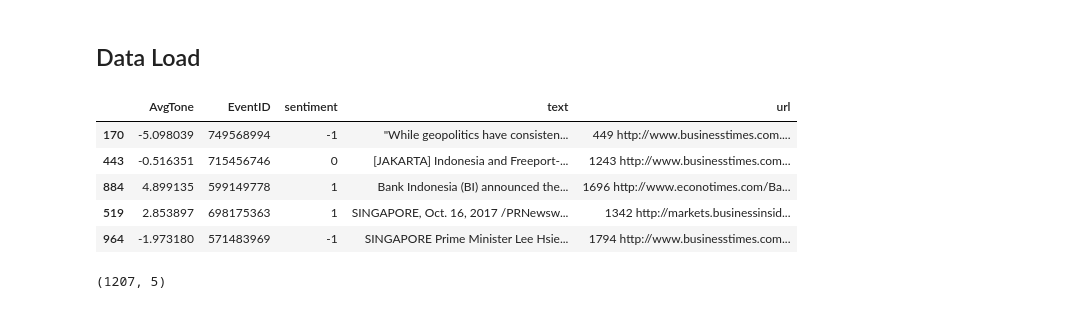
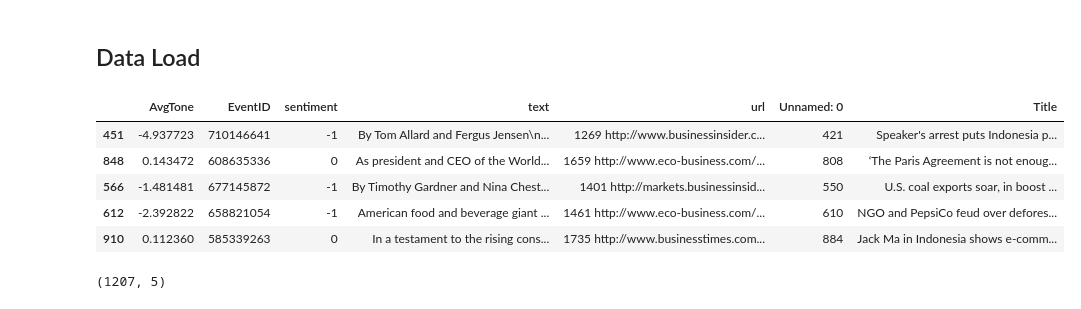
Before and after one commit to ProjectA3BD/nlp, a Jupyter notebook: News Clustering.ipynb, the cells around one changed output. Cells and saved outputs as stored; diff of their text form; code cells hidden in the pictures.

```diff
--- a/News Clustering.ipynb
+++ b/News Clustering.ipynb
@@ -6,16 +6,22 @@
 # %%
 import pandas as pd
 
 # corpus/economics.corpus
 df_corpus = pd.read_pickle('corpus/economics.corpus')
+titles = pd.read_csv('titles.csv')
+
+titles['EventID']=titles['EventID'].apply(int)
+df_corpus['EventID']=df_corpus['EventID'].apply(int)
+
+df_corpus = pd.merge(df_corpus, titles, on='EventID')
 df_corpus.sample(5)
 # %% [output]
-|  | AvgTone | EventID | sentiment | text | url |
-| 170 | -5.098039 | 749568994 | -1 | "While geopolitics have consisten... | 449 http://www.businesstimes.com.... |
-| 443 | -0.516351 | 715456746 | 0 | [JAKARTA] Indonesia and Freeport-... | 1243 http://www.businesstimes.com... |
-| 884 | 4.899135 | 599149778 | 1 | Bank Indonesia (BI) announced the... | 1696 http://www.econotimes.com/Ba... |
-| 519 | 2.853897 | 698175363 | 1 | SINGAPORE, Oct. 16, 2017 /PRNewsw... | 1342 http://markets.businessinsid... |
-| 964 | -1.973180 | 571483969 | -1 | SINGAPORE Prime Minister Lee Hsie... | 1794 http://www.businesstimes.com... |
+|  | AvgTone | EventID | sentiment | text | url | Unnamed: 0 | Title |
+| 451 | -4.937723 | 710146641 | -1 | By Tom Allard and Fergus Jensen\n... | 1269 http://www.businessinsider.c... | 421 | Speaker's arrest puts Indonesia p... |
+| 848 | 0.143472 | 608635336 | 0 | As president and CEO of the World... | 1659 http://www.eco-business.com/... | 808 | ‘The Paris Agreement is not enoug... |
+| 566 | -1.481481 | 677145872 | -1 | By Timothy Gardner and Nina Chest... | 1401 http://markets.businessinsid... | 550 | U.S. coal exports soar, in boost ... |
+| 612 | -2.392822 | 658821054 | -1 | American food and beverage giant ... | 1461 http://www.eco-business.com/... | 610 | NGO and PepsiCo feud over defores... |
+| 910 | 0.112360 | 585339263 | 0 | In a testament to the rising cons... | 1735 http://www.businesstimes.com... | 884 | Jack Ma in Indonesia shows e-comm... |
 # %%
 df_corpus.shape
 # %% [output]
```
Also changed, not shown: parts of 17 cells of this notebook, 4 other files.
